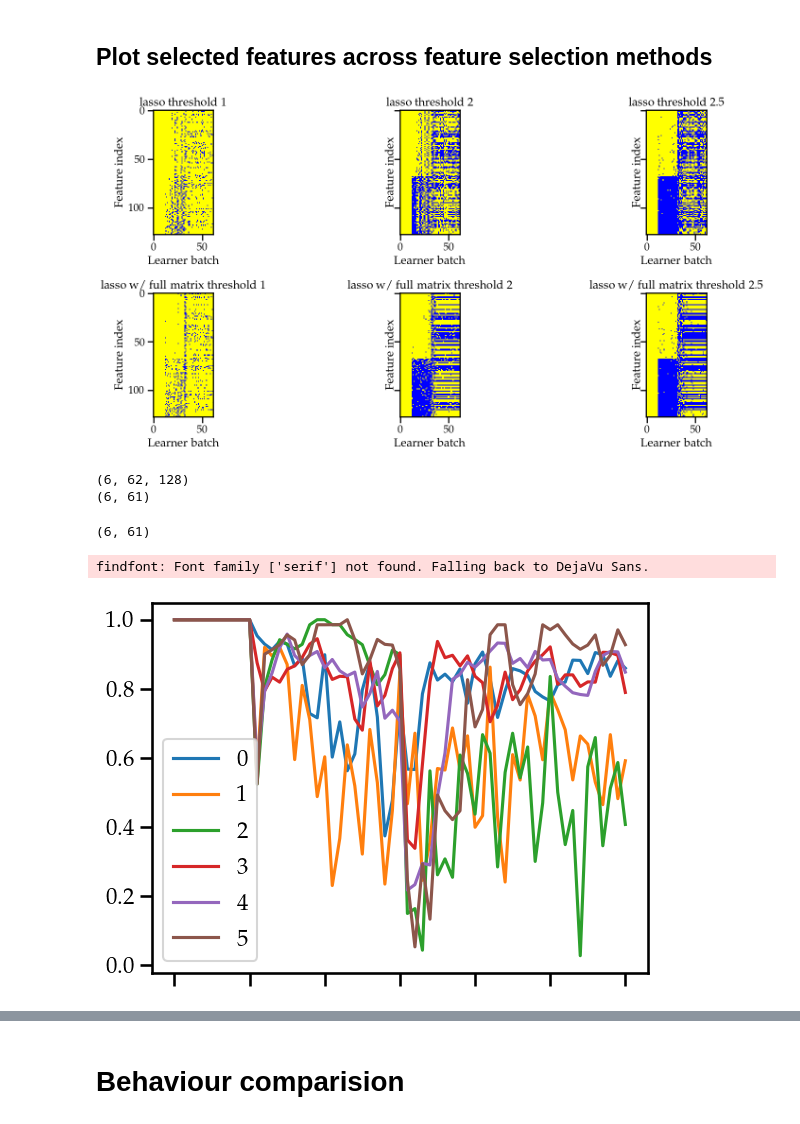
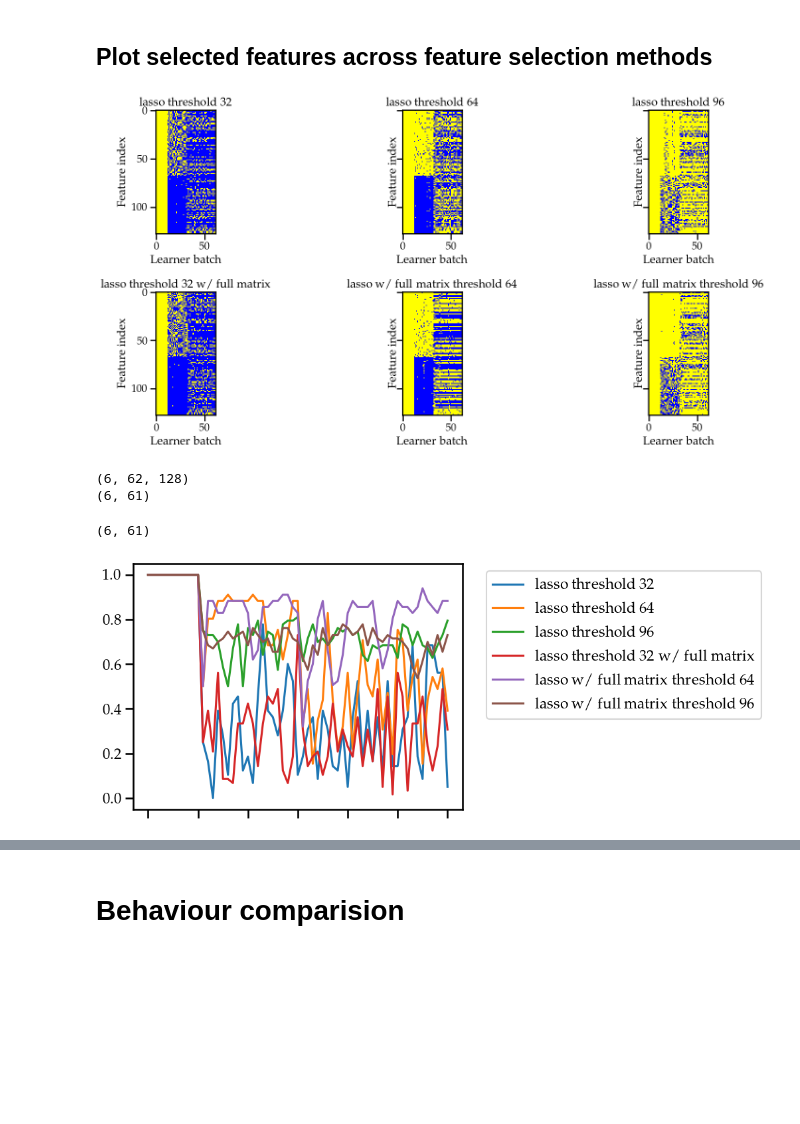
Before and after one commit to sijia66/adaptive_feature_selection, a Jupyter notebook: part_3_full_feature_selection/230812_afs_full_feature_selection.ipynb, the cells around one changed output, grey strips where cells are left out. Saved outputs shown, nothing was run; the diff lists cells and outputs as text; code cells hidden in the pictures; blank space fills up the shorter version.

Commit message:
add selected features for lasso

```diff
--- a/part_3_full_feature_selection/230812_afs_full_feature_selection.ipynb
+++ b/part_3_full_feature_selection/230812_afs_full_feature_selection.ipynb
@@ -108,7 +110,7 @@ num_of_features = 33 # specify how many features we want to use, or None
 
 ##### lasso
 lasso_alphas = [10]
-lasso_thresholds = [ 1, 2,2.5]
+lasso_thresholds = [ 0, 1, 2]
 more_exp_conds = []
 for lasso_alpha in lasso_alphas:
     for lasso_threshold in lasso_thresholds:
@@ -130,8 +132,11 @@ if  UPDATER_TYPE != 'smooth_batch':
 
 exp_conds += more_exp_conds
 
-feature_selection_schemes = ['lasso threshold 1', 'lasso threshold 2', 'lasso threshold 2.5',
-                             'lasso w/ full matrix threshold 1', 'lasso w/ full matrix threshold 2', 'lasso w/ full matrix threshold 2.5']
+# feature_selection_schemes = ['lasso threshold 0','lasso threshold 1', 'lasso threshold 2', 'lasso threshold 2.5',
+#                              'lasso threshold 0 w/ full matrix','lasso w/ full matrix threshold 1', 'lasso w/ full matrix threshold 2', 'lasso w/ full matrix threshold 2.5']
+
+feature_selection_schemes = ['lasso threshold 32','lasso threshold 64', 'lasso threshold 96',
+                             'lasso threshold 32 w/ full matrix','lasso w/ full matrix threshold 64', 'lasso w/ full matrix threshold 96']
 
 
 print("the folder at which data is located:")
@@ -181,7 +186,7 @@ else:
 
 fig_feat_activity.tight_layout()
 # %% [output]
-[figure, old version]
+[figure, new version]
 # %%
 # next question I ask,  how many features are being selected, anyway?
 num_features_exp_by_batch = []
@@ -214,15 +219,17 @@ print(smoothness_conds_by_batch.shape)
 # %%
 #sns.set_palette("Blues")
 
 ax  = sns.lineplot(data = smoothness_conds_by_batch.T, dashes=False)
 ax.set_xticklabels(sparsity_array)
 ax.set_title("")
 
+# put legend outside of the plot
+
+ax.legend(feature_selection_schemes, bbox_to_anchor=(1.05, 1), loc=2)
 smoothness_conds_by_batch.shape
 # %% [output]
 (6, 61)
-findfont: Font family ['serif'] not found. Falling back to DejaVu Sans.
-[figure, old version]
+[figure, new version]
 # %%
 fig_num_features, ax_num_features = plt.subplots()
 
```
Also changed, not shown: parts of 5 cells of this notebook, 3 other files.
